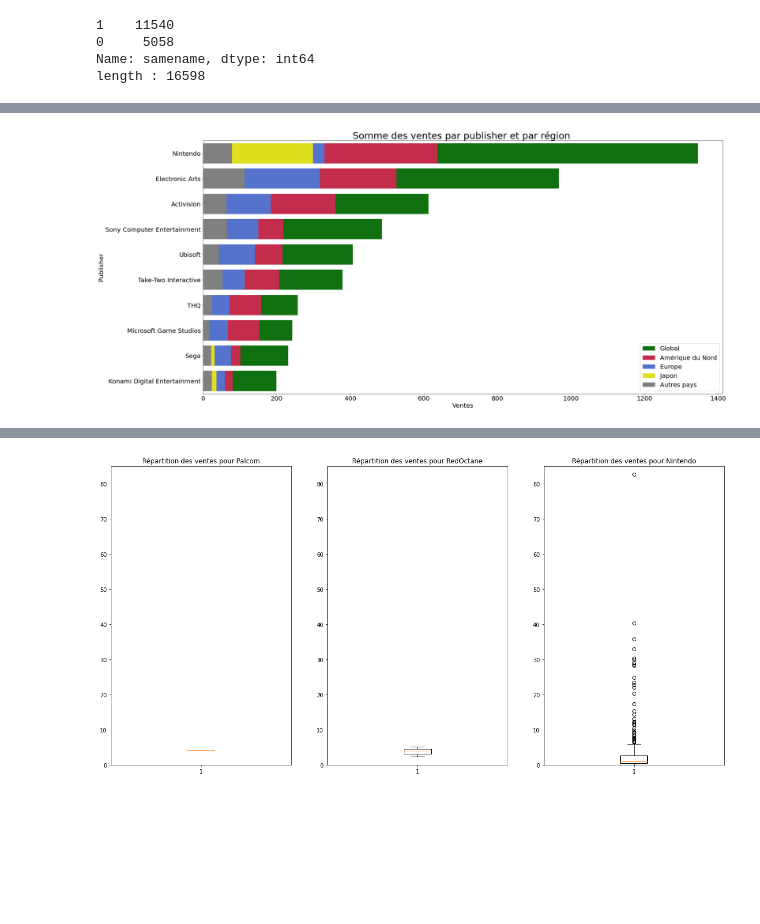
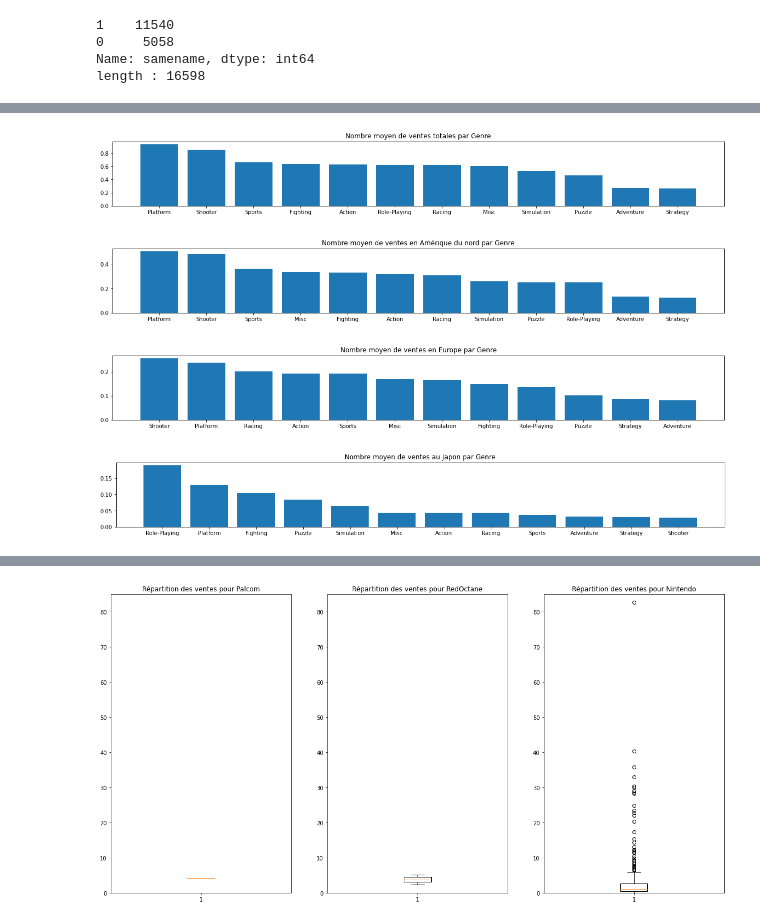
Before and after one commit to Pascal-Thai/GamingSales, a Jupyter notebook: GamingSales-Visualisation.ipynb, the cells around one changed output, grey strips where cells are left out. Cells and saved outputs as stored; diff of their text form; code cells hidden in the pictures; blank space fills up the shorter version.

Commit message:
Changement sur les visualisations de Pascal
Changement sur les visualisations notamment pour l'analyse NA.
Changement sur la ML GlobalSales

```diff
--- a/GamingSales-Visualisation.ipynb
+++ b/GamingSales-Visualisation.ipynb
@@ -147,24 +98,48 @@ plt.legend(fontsize=20);
-# %%
-salesByPublisher = df_visu.groupby('Publisher')\
-.agg({'Global_Sales':'sum','NA_Sales':'sum','EU_Sales':'sum','JP_Sales':'sum','Other_Sales':'sum','Global_Sales':'sum'})\
-.sort_values(by='Global_Sales',ascending=False)\
-.reset_index().head(10)
-
-plt.figure(figsize = (30,15))
-
-sns.barplot(data=salesByPublisher, y='Publisher', x='Global_Sales',color='green',label='Global')
-sns.barplot(data=salesByPublisher, y='Publisher', x='NA_Sales',color='crimson',label='Amérique du Nord')
-sns.barplot(data=salesByPublisher, y='Publisher', x='EU_Sales',color='royalblue',label='Europe')
-sns.barplot(data=salesByPublisher, y='Publisher', x='JP_Sales',color='yellow',label='Japon')
-sns.barplot(data=salesByPublisher, y='Publisher', x='Other_Sales',color='grey',label='Autres pays')
-
-plt.ylabel('Publisher',fontsize=20)
-plt.xlabel('Ventes',fontsize=20)
-plt.yticks(fontsize=20)
-plt.xticks(fontsize=20)
-plt.title('Somme des ventes par publisher et par région ', fontsize=30)
-plt.legend(fontsize=20);
-
-#salesByPublisher
-# %% [output]
-[figure, removed]
+# %%
+# Visualisation par genre
+
+# Ventes par genre
+salesByGenre = df_visu.groupby('Genre').agg({'Global_Sales':'mean'}).sort_values(by='Global_Sales',ascending=False)
+
+# Global
+salesByGenreG = df_visu.groupby('Genre').agg({'Global_Sales':'mean'}).sort_values(by='Global_Sales',ascending=False)
+plt.figure(figsize=(20,10))
+plt.subplot(4,1,1)
+#plt.hist()
+plt.bar(salesByGenreG['Global_Sales'].index,salesByGenreG['Global_Sales']);
+plt.title('Nombre moyen de ventes totales par Genre');
+
+# NA
+salesByGenreNA = df_visu.groupby('Genre').agg({'NA_Sales':'mean'}).sort_values(by='NA_Sales',ascending=False)
+
+plt.figure(figsize=(20,10))
+plt.subplot(4,1,2)
+#plt.hist()
+plt.bar(salesByGenreNA['NA_Sales'].index,salesByGenreNA['NA_Sales']);
+#plt.bar(df.Genre,df.Global_Sales.mean());
+plt.title('Nombre moyen de ventes en Amérique du nord par Genre');
+
+# EU
+salesByGenreEU = df_visu.groupby('Genre').agg({'EU_Sales':'mean'}).sort_values(by='EU_Sales',ascending=False)
+
+plt.figure(figsize=(20,10))
+plt.subplot(4,1,3)
+#plt.hist()
+plt.bar(salesByGenreEU['EU_Sales'].index,salesByGenreEU['EU_Sales']);
+#plt.bar(df.Genre,df.Global_Sales.mean());
+plt.title('Nombre moyen de ventes en Europe par Genre');
+
+# JP
+salesByGenreJP = df_visu.groupby('Genre').agg({'JP_Sales':'mean'}).sort_values(by='JP_Sales',ascending=False)
+
+plt.figure(figsize=(20,10))
+plt.subplot(4,1,4)
+#plt.hist()
+plt.bar(salesByGenreJP['JP_Sales'].index,salesByGenreJP['JP_Sales']);
+#plt.bar(df.Genre,df.Global_Sales.mean());
+plt.title('Nombre moyen de ventes au Japon par Genre');
+# %% [output]
+[figure, added]
+[figure, added]
+[figure, added]
+[figure, added]
```
Also changed, not shown: parts of 9 cells of this notebook, 2 other files.
